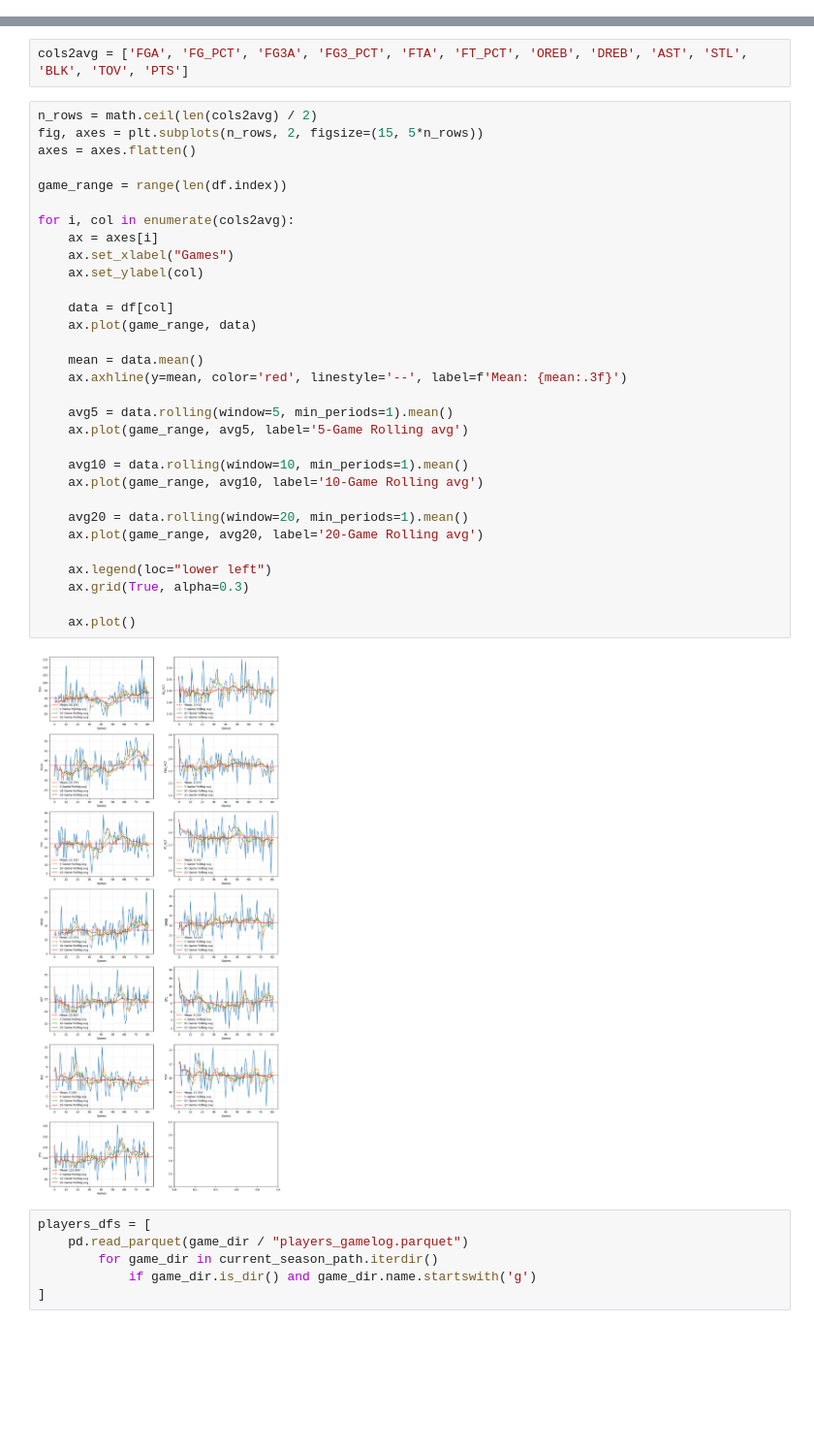
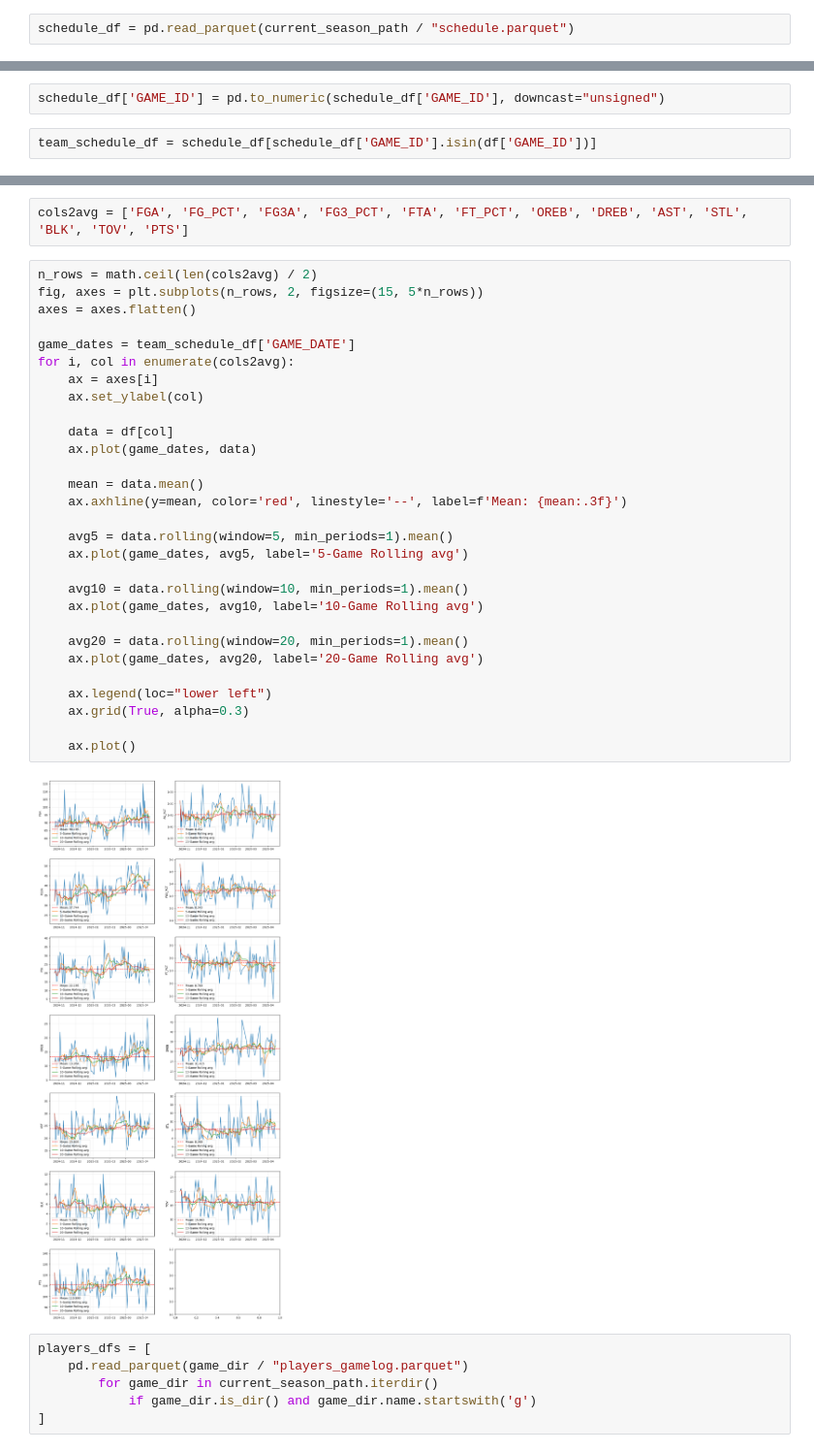
Before and after one commit to lorenzoliuzzo/MBAI, a Jupyter notebook: notebooks/rollingavg.ipynb, the cells around one changed output, grey strips where cells are left out. Shown at 97% size. Drawn from its saved outputs; the diff is of its cells as text; blank space fills up the shorter version.

```diff
--- a/notebooks/rollingavg.ipynb
+++ b/notebooks/rollingavg.ipynb
@@ -12,6 +12,8 @@ data_path = Path("~/MBAI/data").expanduser()
 # %%
 current_season_id = "22024"
 current_season_path = data_path / f"rs{current_season_id}"
+# %%
+schedule_df = pd.read_parquet(current_season_path / "schedule.parquet")
 # %%
 dfs = [
     pd.read_parquet(game_dir / "teams_gamelog.parquet")
@@ -28,3 +45,7 @@ df = combined_df[combined_df['TEAM_ID'] == current_team_id].drop('TEAM_ID', axis
+# %%
+schedule_df['GAME_ID'] = pd.to_numeric(schedule_df['GAME_ID'], downcast="unsigned")
+# %%
+team_schedule_df = schedule_df[schedule_df['GAME_ID'].isin(df['GAME_ID'])]
 # %%
 df = df.set_index('GAME_ID').sort_index()
 # %%
@@ -49,36 +70,34 @@ cols2avg = ['FGA', 'FG_PCT', 'FG3A', 'FG3_PCT', 'FTA', 'FT_PCT', 'OREB', 'DREB',
 # %%
 n_rows = math.ceil(len(cols2avg) / 2)
 fig, axes = plt.subplots(n_rows, 2, figsize=(15, 5*n_rows))
 axes = axes.flatten()
 
-game_range = range(len(df.index))
-
+game_dates = team_schedule_df['GAME_DATE']
 for i, col in enumerate(cols2avg):
     ax = axes[i]
-    ax.set_xlabel("Games")
     ax.set_ylabel(col)
 
     data = df[col]
-    ax.plot(game_range, data)
+    ax.plot(game_dates, data)
 
     mean = data.mean()
     ax.axhline(y=mean, color='red', linestyle='--', label=f'Mean: {mean:.3f}')
 
     avg5 = data.rolling(window=5, min_periods=1).mean()
-    ax.plot(game_range, avg5, label='5-Game Rolling avg')
+    ax.plot(game_dates, avg5, label='5-Game Rolling avg')
 
     avg10 = data.rolling(window=10, min_periods=1).mean()
-    ax.plot(game_range, avg10, label='10-Game Rolling avg')
+    ax.plot(game_dates, avg10, label='10-Game Rolling avg')
 
     avg20 = data.rolling(window=20, min_periods=1).mean()
-    ax.plot(game_range, avg20, label='20-Game Rolling avg')
+    ax.plot(game_dates, avg20, label='20-Game Rolling avg')
 
     ax.legend(loc="lower left")
     ax.grid(True, alpha=0.3)
 
     ax.plot()
 # %% [output]
-[figure, old version]
+[figure, new version]
 # %%
 players_dfs = [
     pd.read_parquet(game_dir / "players_gamelog.parquet")
```
Also changed, not shown: parts of 7 cells of this notebook.
